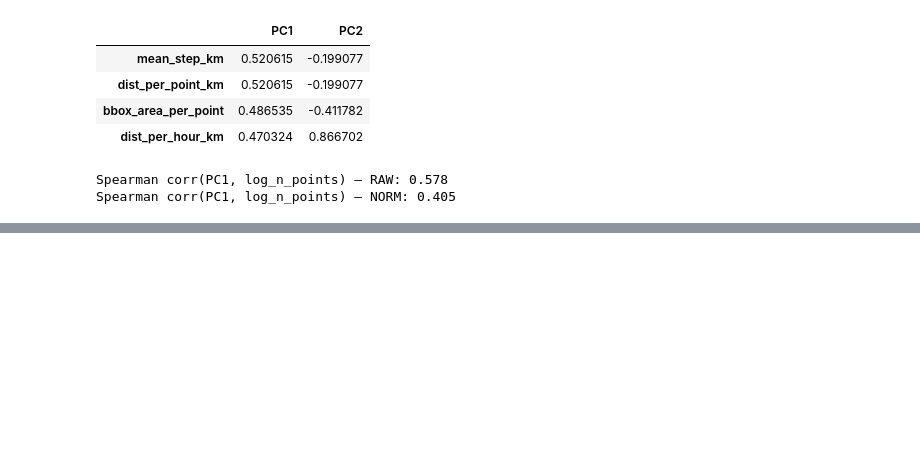
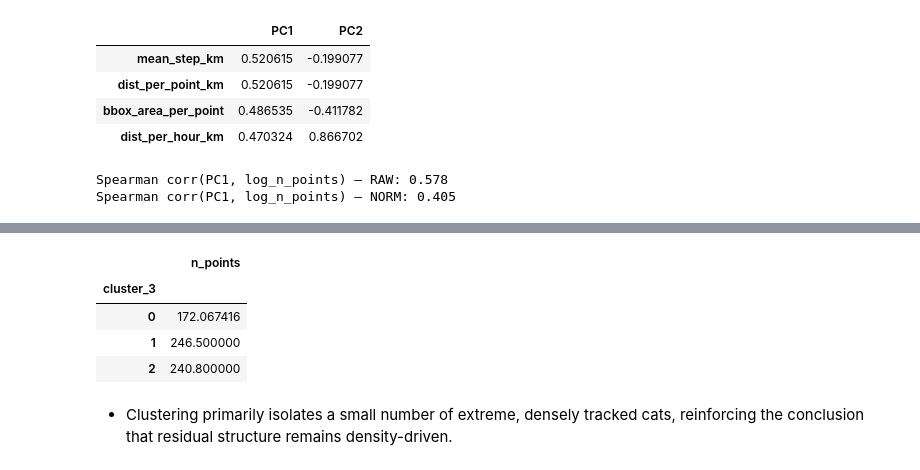
Before and after one commit to liubruce11/BA820-TeamB7, a Jupyter notebook: M2_Emily_Su_Q3.ipynb, the cells around one changed output, grey strips where cells are left out. Drawn from its saved outputs; the diff is of its cells as text; code cells hidden in the pictures; blank space fills up the shorter version.

```diff
--- a/M2_Emily_Su_Q3.ipynb
+++ b/M2_Emily_Su_Q3.ipynb
@@ -389,0 +475,10 @@ Spearman corr(PC1, log_n_points) — NORM: 0.405
+# %%
+cluster_df.groupby("cluster_3")[["n_points"]].mean()
+# %% [output]
+|  | n_points |
+| cluster_3 |  |
+| 0 | 172.067416 |
+| 1 | 246.500000 |
+| 2 | 240.800000 |
+# %% [markdown]
+- Clustering primarily isolates a small number of extreme, densely tracked cats, reinforcing the conclusion that residual structure remains density-driven.
```
Also changed, not shown: parts of 29 cells of this notebook.
